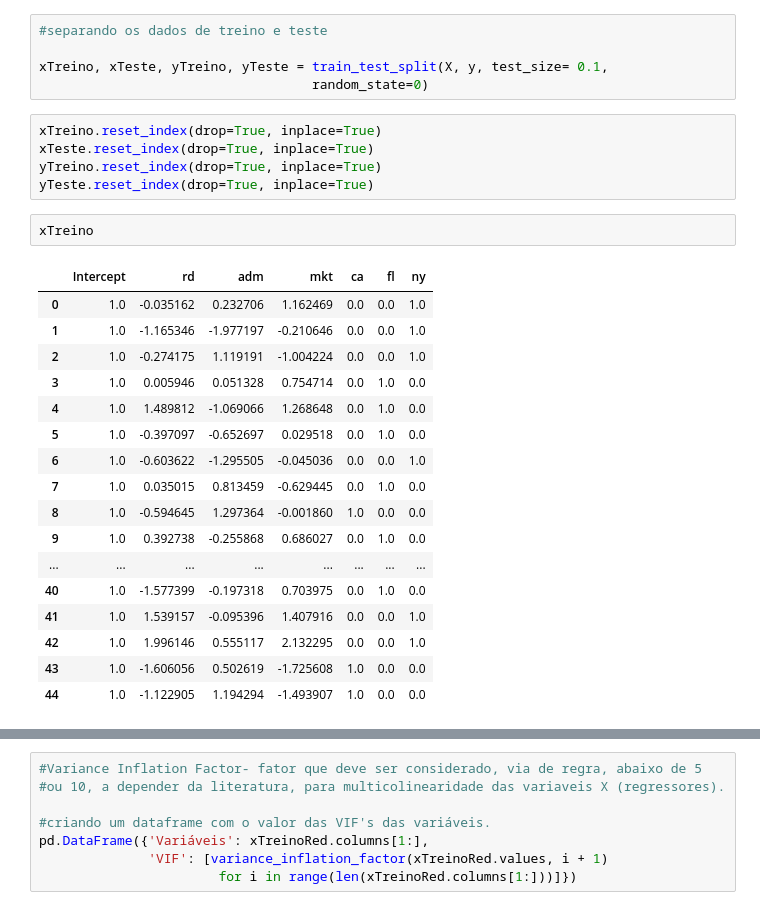
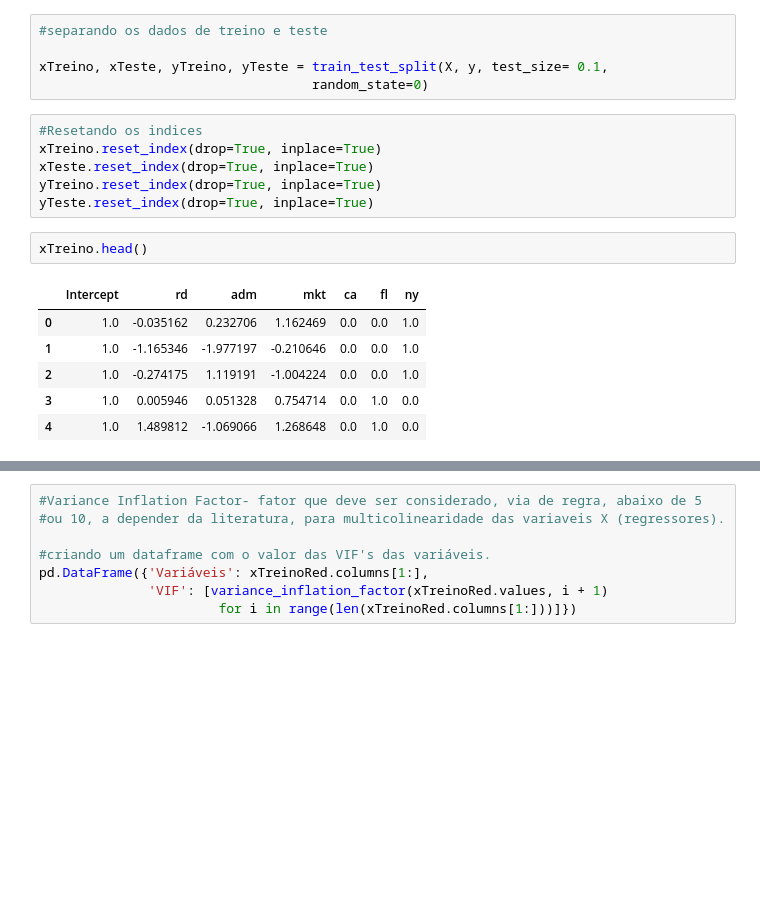
Before and after one commit to abakashi/dinamica_dex04_day05, a Jupyter notebook: Estatistica_avancada_ex.ipynb, the cells around one changed output, grey strips where cells are left out. Cells and saved outputs as stored; diff of their text form; blank space fills up the shorter version.

```diff
--- a/Estatistica_avancada_ex.ipynb
+++ b/Estatistica_avancada_ex.ipynb
@@ -480,28 +480,18 @@ strong multicollinearity problems or that the design matrix is singular.
 xTreino, xTeste, yTreino, yTeste = train_test_split(X, y, test_size= 0.1,
                                    random_state=0)
 # %%
+#Resetando os indices
 xTreino.reset_index(drop=True, inplace=True)
 xTeste.reset_index(drop=True, inplace=True)
 yTreino.reset_index(drop=True, inplace=True)
 yTeste.reset_index(drop=True, inplace=True)
 # %%
-xTreino
+xTreino.head()
 # %% [output]
 |  | Intercept | rd | adm | mkt | ca | fl | ny |
 | 0 | 1.0 | -0.035162 | 0.232706 | 1.162469 | 0.0 | 0.0 | 1.0 |
 | 1 | 1.0 | -1.165346 | -1.977197 | -0.210646 | 0.0 | 0.0 | 1.0 |
 | 2 | 1.0 | -0.274175 | 1.119191 | -1.004224 | 0.0 | 0.0 | 1.0 |
 | 3 | 1.0 | 0.005946 | 0.051328 | 0.754714 | 0.0 | 1.0 | 0.0 |
 | 4 | 1.0 | 1.489812 | -1.069066 | 1.268648 | 0.0 | 1.0 | 0.0 |
-| 5 | 1.0 | -0.397097 | -0.652697 | 0.029518 | 0.0 | 1.0 | 0.0 |
-| 6 | 1.0 | -0.603622 | -1.295505 | -0.045036 | 0.0 | 0.0 | 1.0 |
-| 7 | 1.0 | 0.035015 | 0.813459 | -0.629445 | 0.0 | 1.0 | 0.0 |
-| 8 | 1.0 | -0.594645 | 1.297364 | -0.001860 | 1.0 | 0.0 | 0.0 |
-| 9 | 1.0 | 0.392738 | -0.255868 | 0.686027 | 0.0 | 1.0 | 0.0 |
-| ... | ... | ... | ... | ... | ... | ... | ... |
-| 40 | 1.0 | -1.577399 | -0.197318 | 0.703975 | 0.0 | 1.0 | 0.0 |
-| 41 | 1.0 | 1.539157 | -0.095396 | 1.407916 | 0.0 | 0.0 | 1.0 |
-| 42 | 1.0 | 1.996146 | 0.555117 | 2.132295 | 0.0 | 0.0 | 1.0 |
-| 43 | 1.0 | -1.606056 | 0.502619 | -1.725608 | 1.0 | 0.0 | 0.0 |
-| 44 | 1.0 | -1.122905 | 1.194294 | -1.493907 | 1.0 | 0.0 | 0.0 |
 # %%
```
Also changed, not shown: parts of 13 cells of this notebook.
